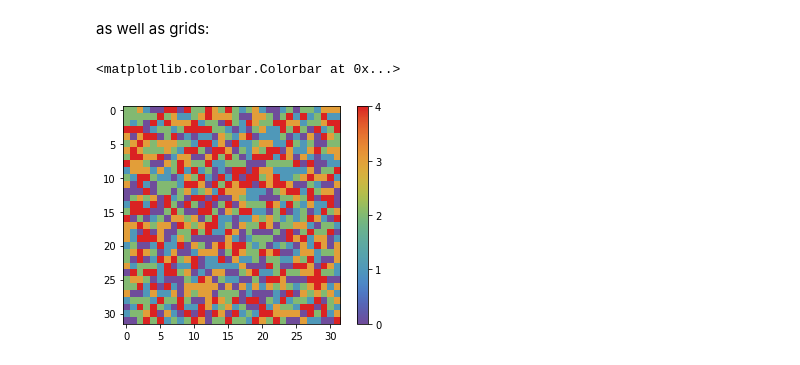
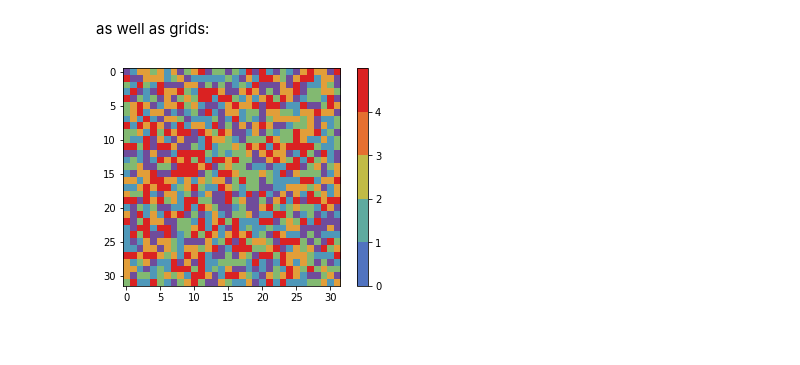
Before and after one commit to viktorsvahn/python_colour_guide, a Jupyter notebook: colour_schemes.ipynb, the cells around one changed output. Cells and saved outputs as stored; diff of their text form; code cells hidden in the pictures; blank space fills up the shorter version.

```diff
--- a/colour_schemes.ipynb
+++ b/colour_schemes.ipynb
@@ -189,11 +193,15 @@ as well as grids:
 # %%
 # Generate data
 Y = np.random.randint(0, 5, size=(32,32))
 
 # Plot
 fig, ax = plt.subplots()
 im = ax.imshow(Y, cmap=cmap)
-cbar = plt.colorbar(im, ax=ax, ticks=np.arange(5))
+cbar = plt.colorbar(
+    im,                     # Note that plot object is needed for colour information
+    ax=ax,                  # An axis object is required for positioning
+    ticks=np.arange(5),     # Assigns integer tick labels
+    boundaries=np.arange(6) # Discretises the colours
+)
 # %% [output]
-<matplotlib.colorbar.Colorbar at 0x...>
-[figure, old version]
+[figure, new version]
```
Also changed, not shown: parts of 12 cells of this notebook.
